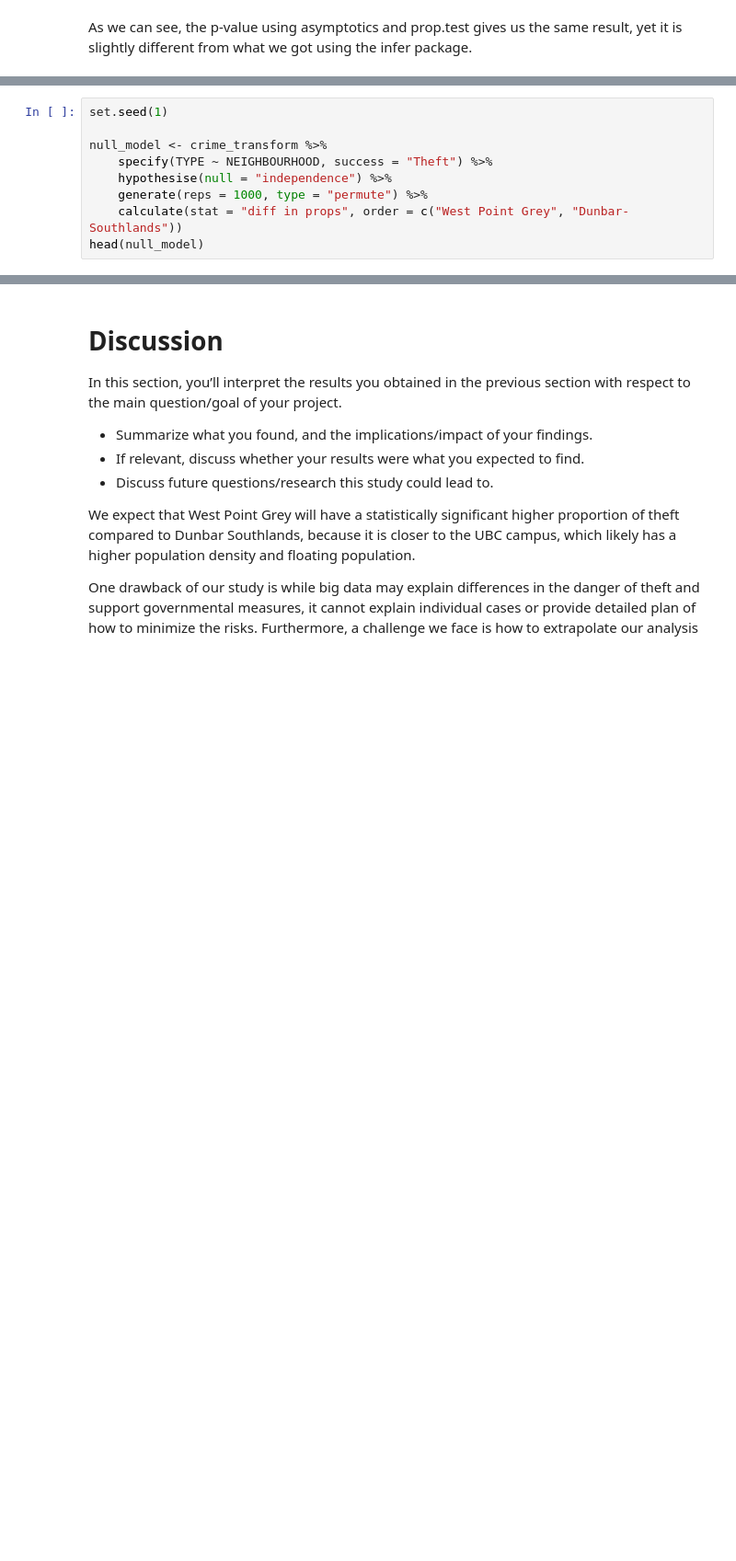
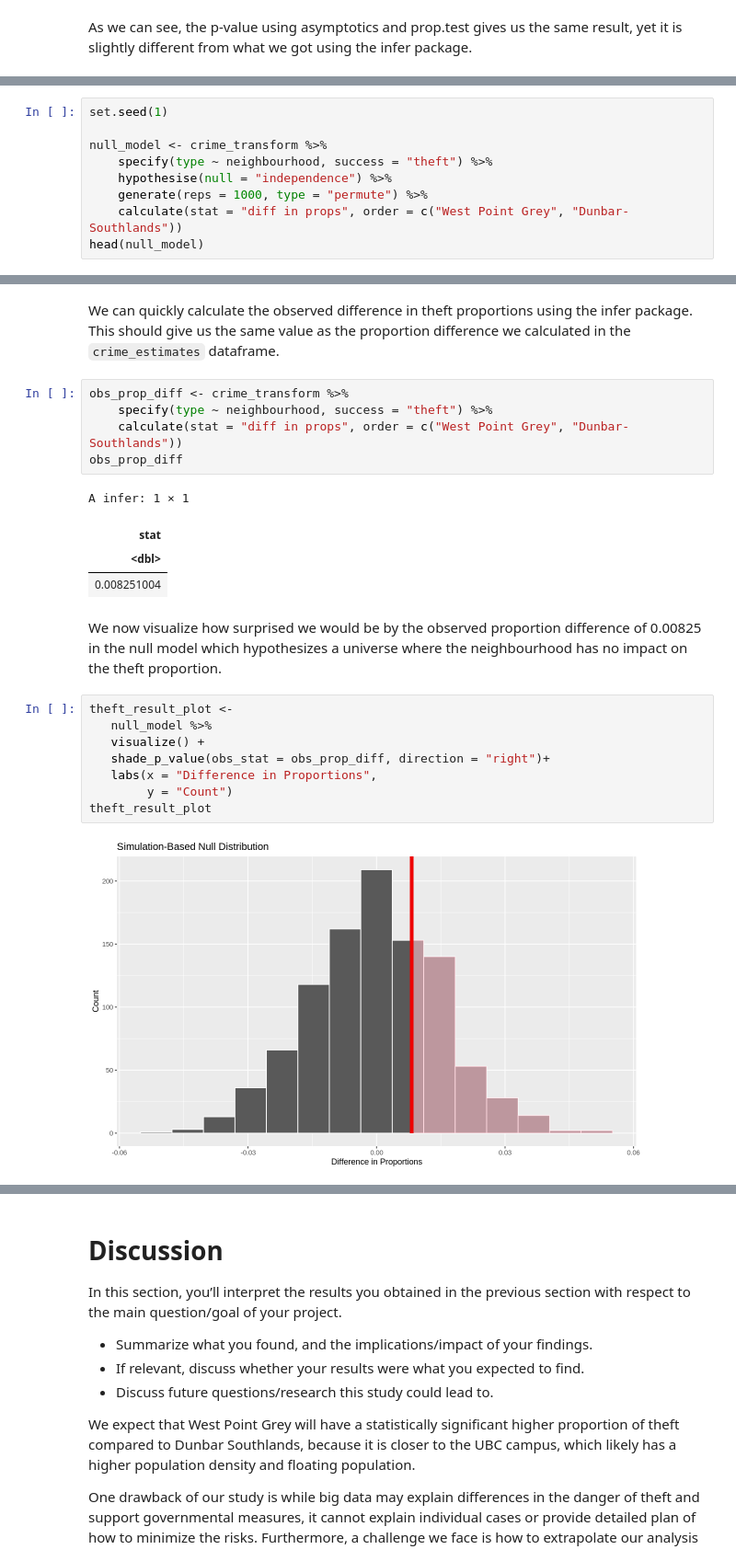
Before and after one commit to fankayii/STAT201_34, a Jupyter notebook: Final Project.ipynb, the cells around one changed output, grey strips where cells are left out. Shown at 92% size. Saved outputs shown, nothing was run; the diff lists cells and outputs as text; blank space fills up the shorter version.

```diff
--- a/Final Project.ipynb
+++ b/Final Project.ipynb
@@ -298,7 +317,7 @@ We will first obtain the null hypothesis using the infer package after setting t
 set.seed(1)
 
 null_model <- crime_transform %>%
-    specify(TYPE ~ NEIGHBOURHOOD, success = "Theft") %>%
+    specify(type ~ neighbourhood, success = "theft") %>%
     hypothesise(null = "independence") %>%
     generate(reps = 1000, type = "permute") %>%
     calculate(stat = "diff in props", order = c("West Point Grey", "Dunbar-Southlands"))
@@ -305,0 +335,24 @@ head(null_model)
+# %% [markdown]
+We can quickly calculate the observed difference in theft proportions using the infer package. This should give us the same value as the proportion difference we calculated in the `crime_estimates` dataframe.
+# %%
+obs_prop_diff <- crime_transform %>%
+    specify(type ~ neighbourhood, success = "theft") %>%
+    calculate(stat = "diff in props", order = c("West Point Grey", "Dunbar-Southlands"))
+obs_prop_diff
+# %% [output]
+A infer: 1 × 1
+| stat |
+| <dbl> |
+| 0.008251004 |
+# %% [markdown]
+We now visualize how surprised we would be by the observed proportion difference of 0.00825 in the null model which hypothesizes a universe where the neighbourhood has no impact on the theft proportion.
+# %%
+theft_result_plot <-
+   null_model %>%
+   visualize() +
+   shade_p_value(obs_stat = obs_prop_diff, direction = "right")+
+   labs(x = "Difference in Proportions",
+        y = "Count")
+theft_result_plot
+# %% [output]
+[figure, added]
```
Also changed, not shown: parts of 31 cells of this notebook.
